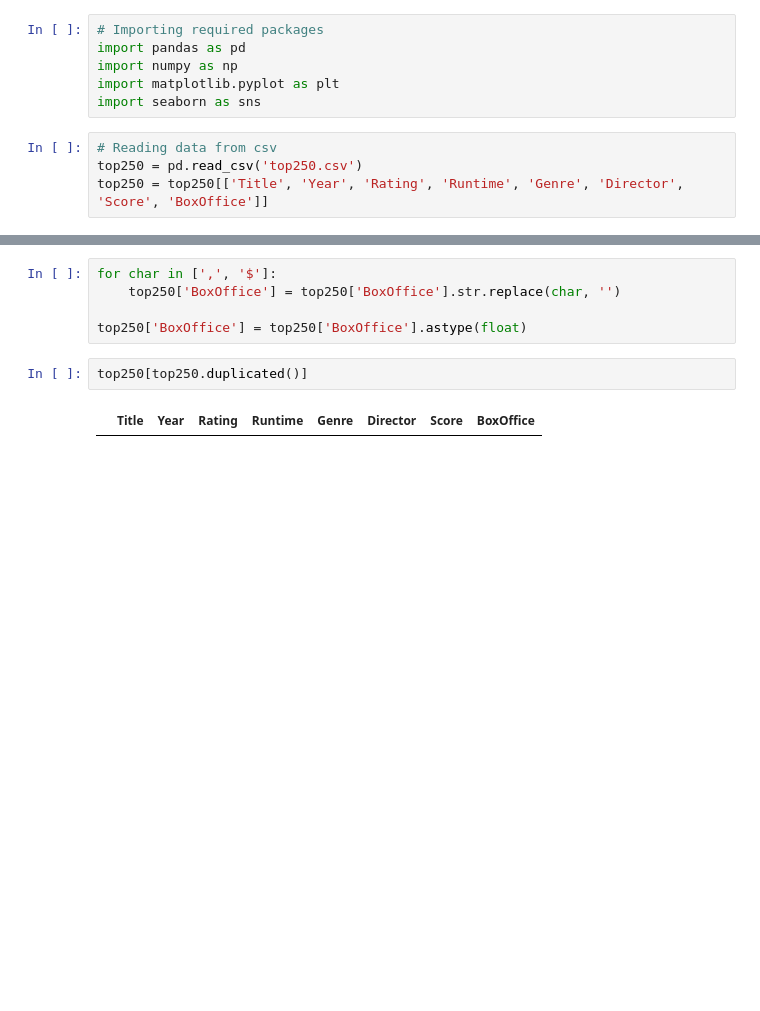
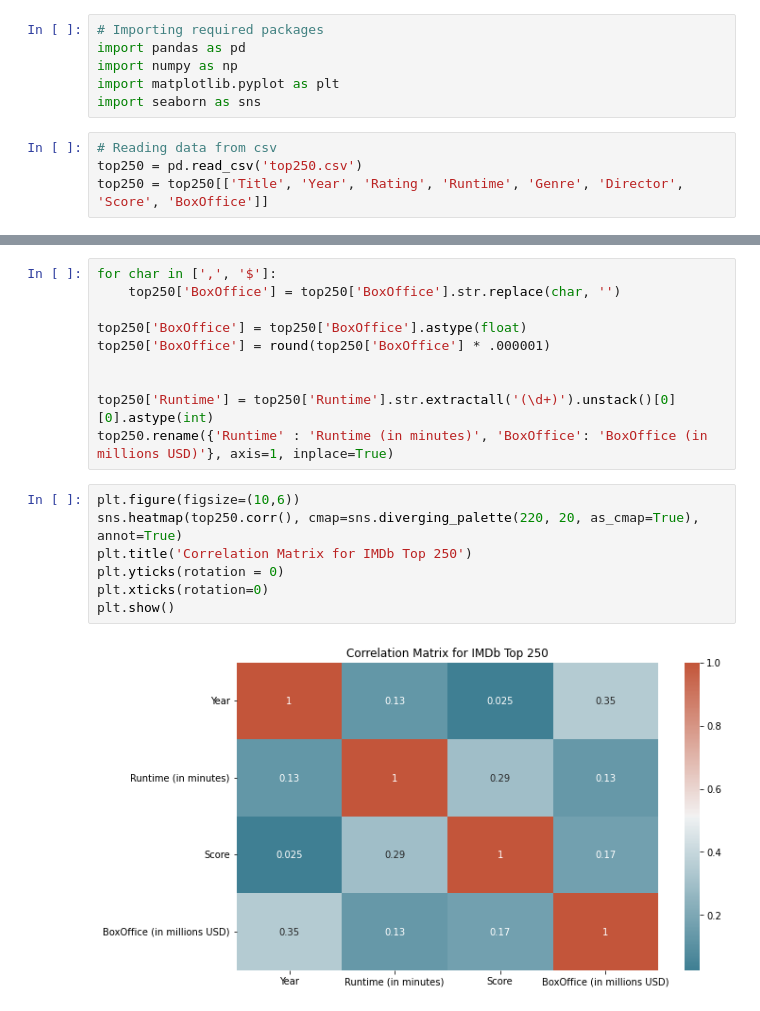
Before and after one commit to tdmarkham00/imdb-top250, a Jupyter notebook: EDA.ipynb, the cells around one changed output, grey strips where cells are left out. Saved outputs shown, nothing was run; the diff lists cells and outputs as text; blank space fills up the shorter version.

```diff
--- a/EDA.ipynb
+++ b/EDA.ipynb
@@ -42,7 +26,17 @@ for char in [',', '$']:
     top250['BoxOffice'] = top250['BoxOffice'].str.replace(char, '')
 
 top250['BoxOffice'] = top250['BoxOffice'].astype(float)
+top250['BoxOffice'] = round(top250['BoxOffice'] * .000001)
+
+
+top250['Runtime'] = top250['Runtime'].str.extractall('(\d+)').unstack()[0][0].astype(int)
+top250.rename({'Runtime' : 'Runtime (in minutes)', 'BoxOffice': 'BoxOffice (in millions USD)'}, axis=1, inplace=True)
-# %%
-top250[top250.duplicated()]
-# %% [output]
-|  | Title | Year | Rating | Runtime | Genre | Director | Score | BoxOffice |
+# %%
+plt.figure(figsize=(10,6))
+sns.heatmap(top250.corr(), cmap=sns.diverging_palette(220, 20, as_cmap=True), annot=True)
+plt.title('Correlation Matrix for IMDb Top 250')
+plt.yticks(rotation = 0)
+plt.xticks(rotation=0)
+plt.show()
+# %% [output]
+[figure, added]
```
Also changed, not shown: parts of 5 cells of this notebook.
